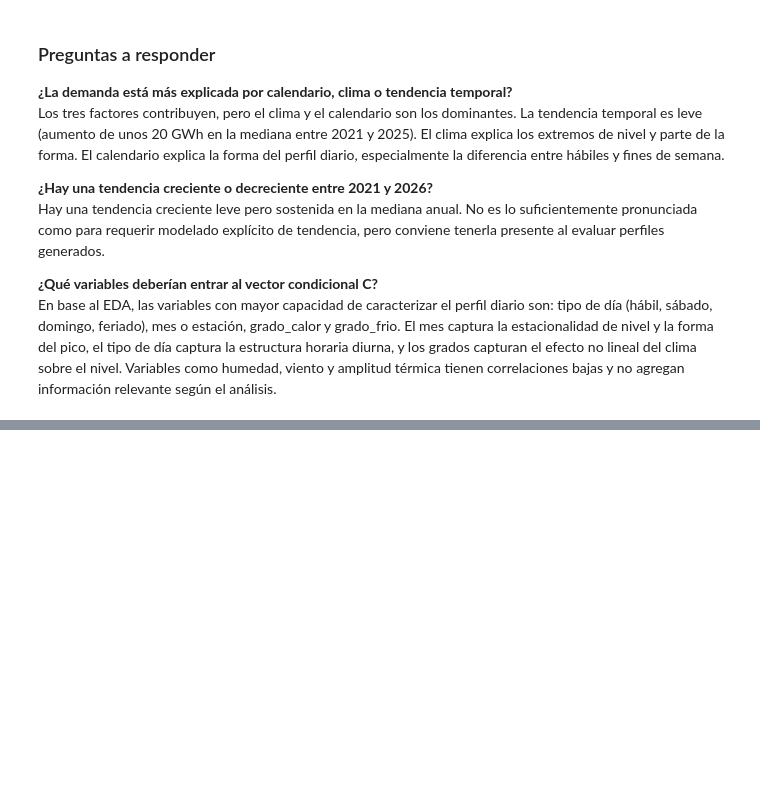
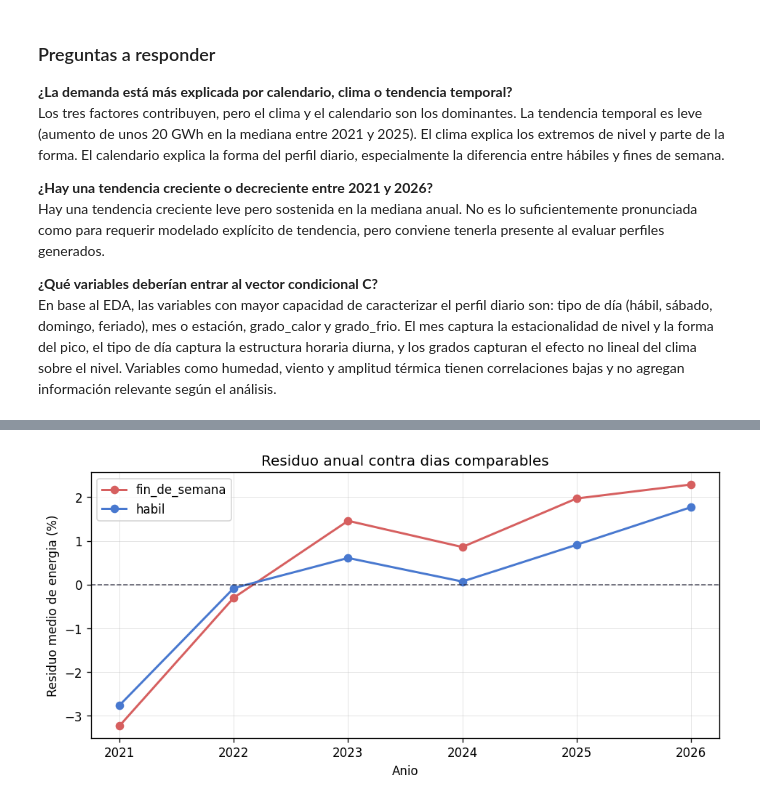
Before and after one commit to biancapaz/tp_final_ml, a Jupyter notebook: notebooks/eda.ipynb, the cells around one changed output, grey strips where cells are left out. Saved outputs shown, nothing was run; the diff lists cells and outputs as text; code cells hidden in the pictures; blank space fills up the shorter version.

```diff
--- a/notebooks/eda.ipynb
+++ b/notebooks/eda.ipynb
@@ -635,0 +688,4 @@ información relevante según el análisis.
+# %%
+plot_covid_normalization(daily_demand, conditions)
+# %% [output]
+[figure, added]
```
Also changed, not shown: parts of 17 cells of this notebook, 1 other file.
